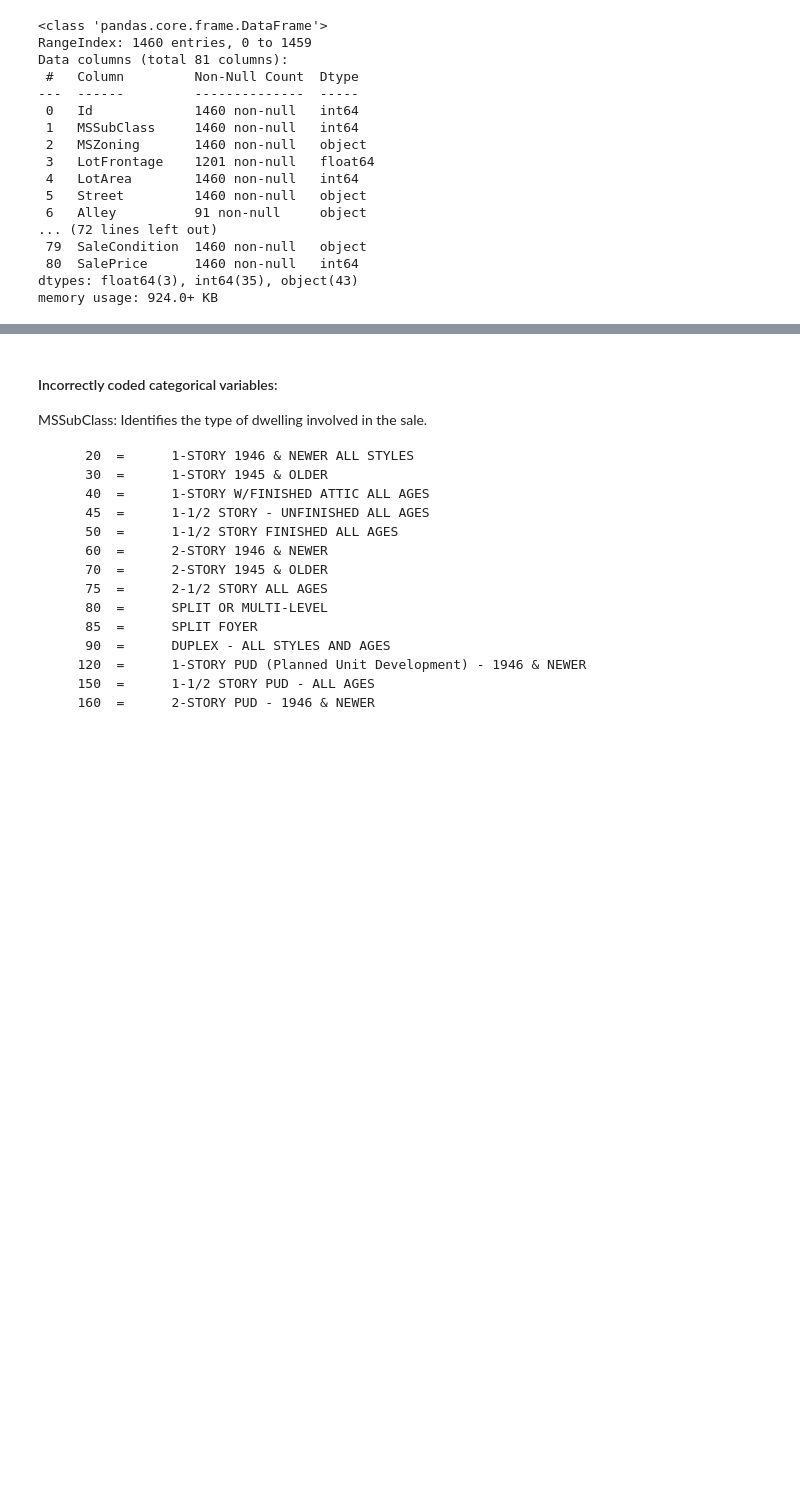
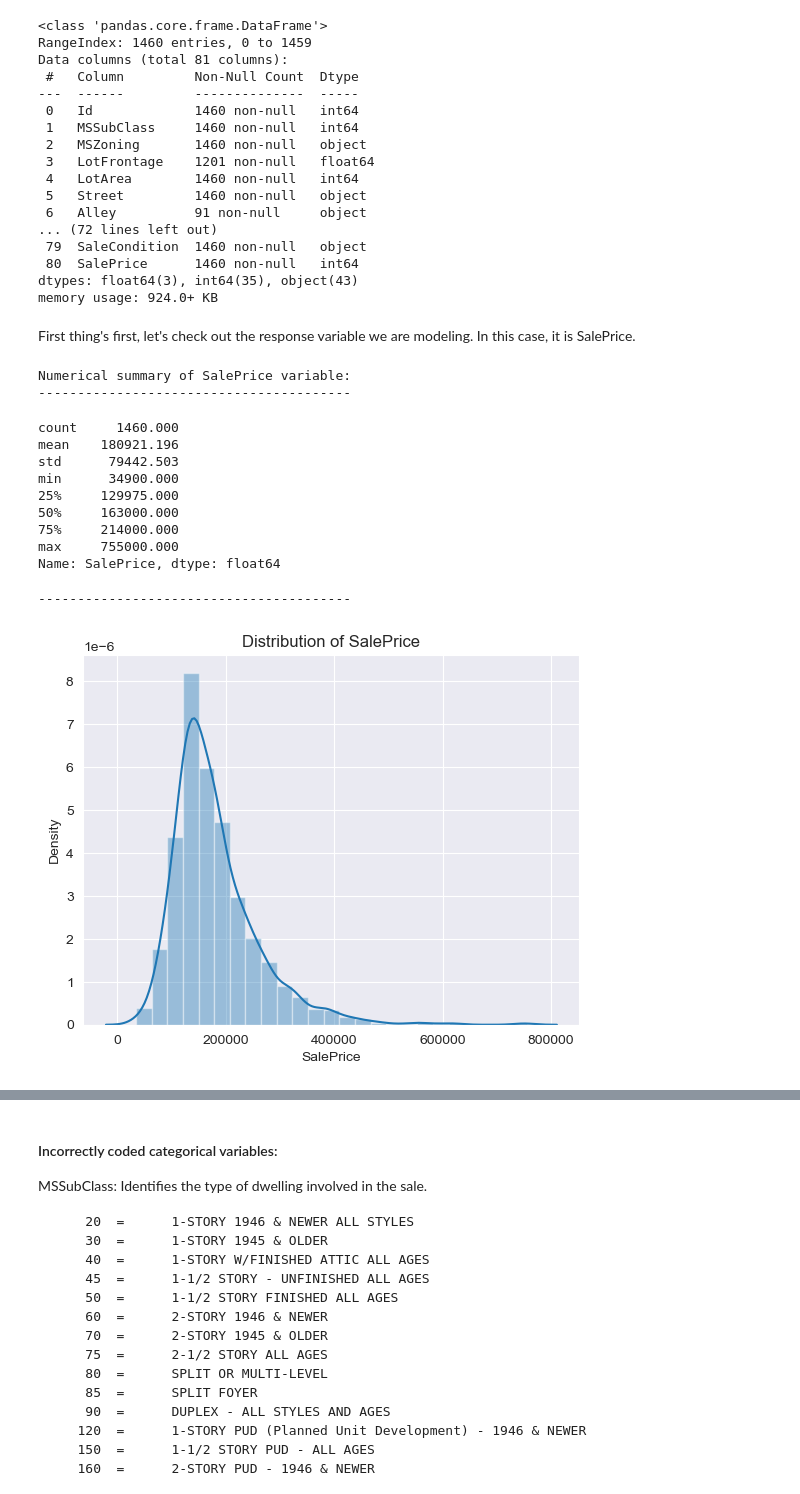
Before and after one commit to faupel15/Housing_Price_Prediction, a Jupyter notebook: Housing_Price_Prediction.ipynb, the cells around one changed output, grey strips where cells are left out. Drawn from its saved outputs; the diff is of its cells as text; code cells hidden in the pictures; blank space fills up the shorter version.

```diff
--- a/Housing_Price_Prediction.ipynb
+++ b/Housing_Price_Prediction.ipynb
@@ -228,3 +230,28 @@ Data columns (total 81 columns):
  80  SalePrice      1460 non-null   int64
 dtypes: float64(3), int64(35), object(43)
 memory usage: 924.0+ KB
+# %% [markdown]
+First thing's first, let's check out the response variable we are modeling. In this case, it is SalePrice.
+# %%
+sns.distplot(houses["SalePrice"], hist=True, kde=True, bins=25);
+plt.title('Distribution of SalePrice')
+
+
+print('Numerical summary of SalePrice variable:')
+print('----------------------------------------')
+display(houses['SalePrice'].describe())
+print('----------------------------------------')
+# %% [output]
+Numerical summary of SalePrice variable:
+----------------------------------------
+count     1460.000
+mean    180921.196
+std      79442.503
+min      34900.000
+25%     129975.000
+50%     163000.000
+75%     214000.000
+max     755000.000
+Name: SalePrice, dtype: float64
+----------------------------------------
+[figure, added]
```
Also changed, not shown: parts of 33 cells of this notebook.
